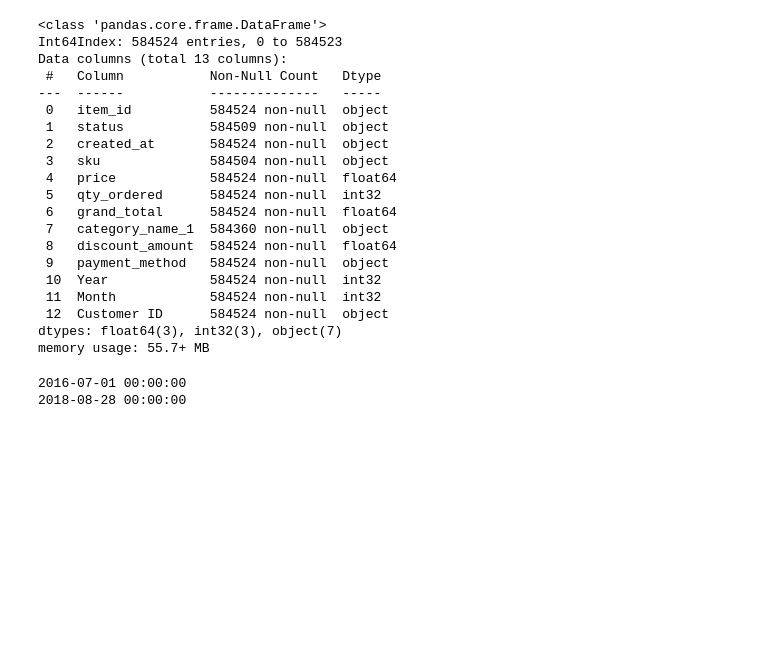
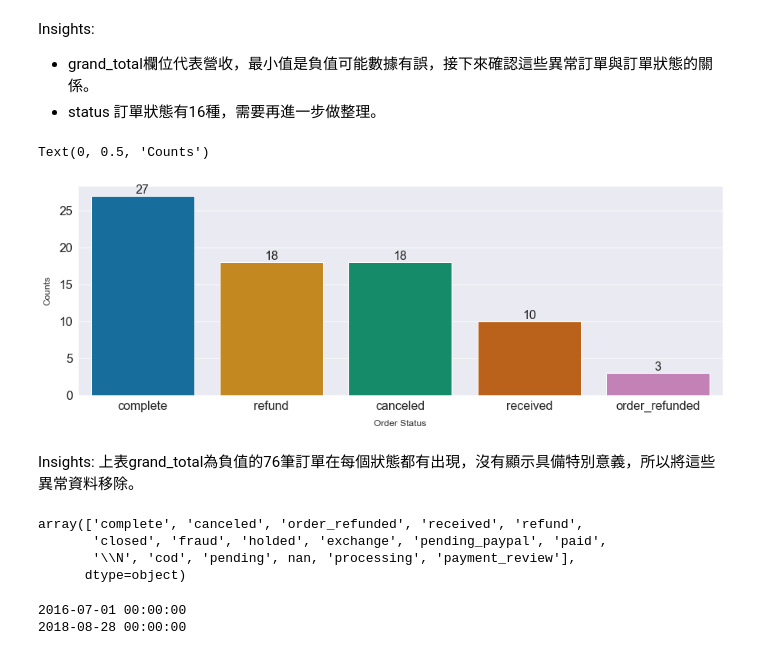
Before and after one commit to LiangYuDer/E-commerce-Analysis, a Jupyter notebook: ec_analysis.ipynb, the cells around one changed output. Saved outputs shown, nothing was run; the diff lists cells and outputs as text; code cells hidden in the pictures; blank space fills up the shorter version.

```diff
--- a/ec_analysis.ipynb
+++ b/ec_analysis.ipynb
@@ -33,0 +52,22 @@ dt = dt.dropna(how = 'all')
+# %% [markdown]
+Insights:
+- grand_total欄位代表營收，最小值是負值可能數據有誤，接下來確認這些異常訂單與訂單狀態的關係。
+- status 訂單狀態有16種，需要再進一步做整理。
+# %%
+grand_total_check = dt[dt["grand_total"] < 0]["status"].value_counts().rename_axis("status").reset_index(name="counts")
+#grand_total_check
+
+fig, ax = plt.subplots(figsize=(15,5))
+sns.set_style("darkgrid")
+g = sns.barplot(data=grand_total_check, x="status", y="counts", palette="colorblind")
+ax.bar_label(g.containers[0], padding = 0, fontsize = 16)
+plt.xticks(fontsize=16)
+plt.yticks(fontsize=16)
+plt.xlabel('Order Status', fontsize=12, labelpad=10)
+plt.ylabel('Counts', fontsize=12, labelpad=10)
+# %% [output]
+Text(0, 0.5, 'Counts')
+[figure, added]
+# %% [markdown]
+Insights:
+上表grand_total為負值的76筆訂單在每個狀態都有出現，沒有顯示具備特別意義，所以將這些異常資料移除。
@@ -33,0 +76,8 @@ dt = dt.dropna(how = 'all')
+# %%
+#檢查 status 內不同的分類，接著把意思相近的分類整理成 "已完成"、"取消"、"處理中"
+dt["status"].unique()
+# %% [output]
+array(['complete', 'canceled', 'order_refunded', 'received', 'refund',
+       'closed', 'fraud', 'holded', 'exchange', 'pending_paypal', 'paid',
+       '\\N', 'cod', 'pending', nan, 'processing', 'payment_review'],
+      dtype=object)
@@ -38,26 +105,4 @@ dt['item_id'] = dt['item_id'].astype(str)
 dt['qty_ordered'] = dt['qty_ordered'].astype(int)
 dt['Year'] = dt['Year'].astype(int)
 dt['Month'] = dt['Month'].astype(int)
-dt.info()
-# %% [output]
-<class 'pandas.core.frame.DataFrame'>
-Int64Index: 584524 entries, 0 to 584523
-Data columns (total 13 columns):
- #   Column           Non-Null Count   Dtype
----  ------           --------------   -----
- 0   item_id          584524 non-null  object
- 1   status           584509 non-null  object
- 2   created_at       584524 non-null  object
- 3   sku              584504 non-null  object
- 4   price            584524 non-null  float64
- 5   qty_ordered      584524 non-null  int32
- 6   grand_total      584524 non-null  float64
- 7   category_name_1  584360 non-null  object
- 8   discount_amount  584524 non-null  float64
- 9   payment_method   584524 non-null  object
- 10  Year             584524 non-null  int32
- 11  Month            584524 non-null  int32
- 12  Customer ID      584524 non-null  object
-dtypes: float64(3), int32(3), object(7)
-memory usage: 55.7+ MB
 # %%
```
Also changed, not shown: parts of 21 cells of this notebook.
